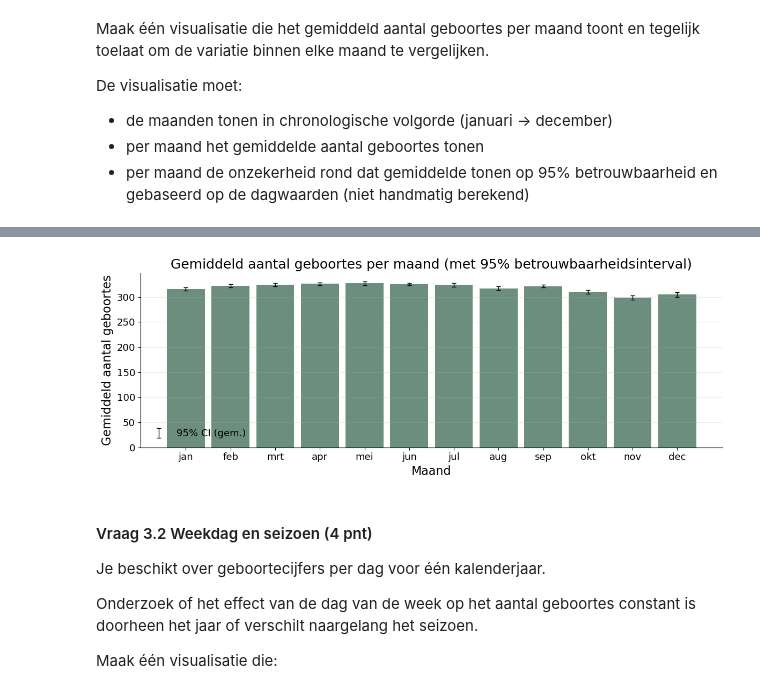
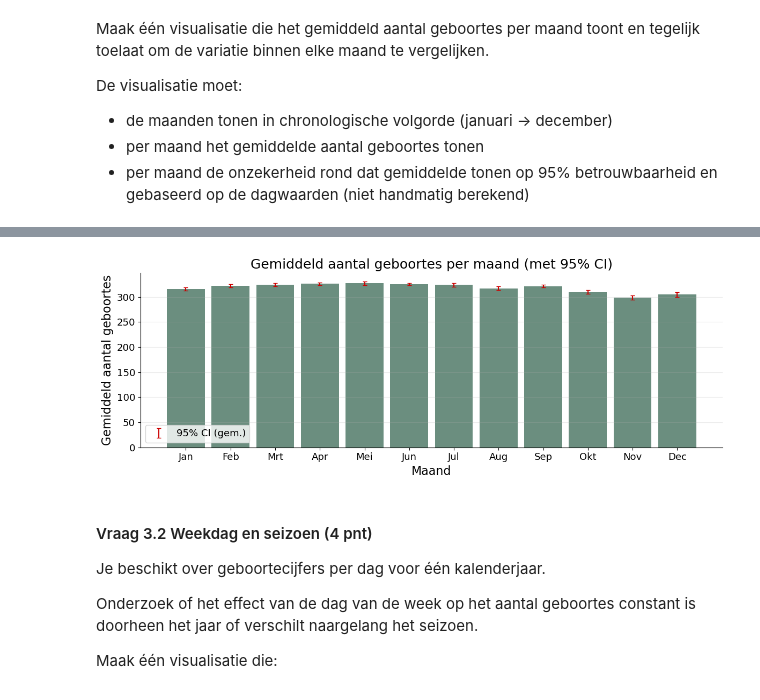
Before and after one commit to karenlauwers/syntra_ds_examen, a Jupyter notebook: notebooks/opgave.ipynb, the cells around one changed output, grey strips where cells are left out. Cells and saved outputs as stored; diff of their text form; code cells hidden in the pictures.

```diff
--- a/notebooks/opgave.ipynb
+++ b/notebooks/opgave.ipynb
@@ -643,6 +643,7 @@ Total rows in df_births 116850
 # %%
+df_clean = df_births_clean.copy()
 daily_clean = (
-    df_births_clean
+    df_clean
     .groupby("dag_van_jaar", as_index=False)
     .size()
     .rename(columns={"size": "geboortes"})
@@ -691,17 +692,17 @@ start = pd.Timestamp(f"2019-01-01")
 assert daily_clean["dag_van_jaar"].between(1, 365).all(), "dag_van_jaar buiten [1..365]"
 assert daily_clean["dag_van_jaar"].is_unique, "dag_van_jaar bevat duplicaten"
 
-# 2) Voeg datum (geboortedatum) toe aan daily_clean
-daily_clean_df = daily_clean.assign(
+# 2) Voeg datum (geboortedatum) toe aan daily_clean, en noem dat "dately"
+dately = daily_clean.assign(
     geboortedatum = start + pd.to_timedelta(daily_clean["dag_van_jaar"] - 1, unit="D")
 )
 
 # Kolomvolgorde als in oplossing
-daily_clean_df = daily_clean_df[["geboortedatum", "dag_van_jaar", "geboortes"]]
+dately = dately[["geboortedatum", "dag_van_jaar", "geboortes"]]
 
 # Filter enkel tweede helft van het jaar (sem2)
 start = pd.Timestamp("2019-07-01")
-sem2 = daily_clean_df[daily_clean_df[COL_GEBOORTEDATUM] >= start]
+sem2 = dately[dately[COL_GEBOORTEDATUM] >= start]
 
 # 8 laagste dagtotalen, + nette kolommen met assign
 extreme8 = sem2.nsmallest(8, "geboortes").sort_values("geboortedatum", ascending = True) #de 8 kleinste, in oplossing zijn het de kleinste uitschieters
@@ -881,62 +873,48 @@ plt.show()
 # %%
-# 1) Dagtotalen (één waarde per kalenderdag)
-daily = (df_births_clean
-         .groupby(df_births_clean[COL_GEBOORTEDATUM].dt.date, as_index=False)  # geen her-assign; gebruik de bestaande kolom
-         .size()
-         .rename(columns={"date": COL_GEBOORTEDATUM, "size": "geboortes"}))
-
-# Terug naar Timestamp voor makkelijke .dt accessor
-daily[COL_GEBOORTEDATUM] = pd.to_datetime(daily[COL_GEBOORTEDATUM])
-
-# 2) Maandgemiddelde + 95% CI (t-interval) op basis van DAGWAARDEN
+# Maandgemiddelde + 95% CI (t-interval) op basis van DAGWAARDEN
 try:
     from scipy.stats import t
     def tcrit(n):
         return t.ppf(0.975, df=n-1) if n > 1 else np.nan
 except Exception:
     # Fallback: normal approximation (n≈30 → vrijwel gelijk)
     def tcrit(n):
         return 1.96 if n > 1 else np.nan
 
-# Nederlandse afkortingen (zoals je vroeg)
-month_short_nl = {1:"jan", 2:"feb", 3:"mrt", 4:"apr", 5:"mei", 6:"jun",
-                  7:"jul", 8:"aug", 9:"sep", 10:"okt", 11:"nov", 12:"dec"}
-
-monthly = (daily
-           .assign(month_num = daily[COL_GEBOORTEDATUM].dt.month)
-           .groupby("month_num", as_index=False)["geboortes"]
+monthly_gr_agg= (monthly
+           .groupby(["maand_nr", "maand_kort"], as_index=False)["geboortes"]
            .agg(n="count", mean="mean", std="std"))
 
-monthly["sem"]   = monthly["std"] / np.sqrt(monthly["n"])
-monthly["tcrit"] = monthly["n"].apply(tcrit)
-monthly["ci_low"]  = monthly["mean"] - monthly["tcrit"] * monthly["sem"]
-monthly["ci_high"] = monthly["mean"] + monthly["tcrit"] * monthly["sem"]
+monthly_gr_agg["sem"]   = monthly_gr_agg["std"] / np.sqrt(monthly_gr_agg["n"])
+monthly_gr_agg["tcrit"] = monthly_gr_agg["n"].apply(tcrit)
+monthly_gr_agg["ci_low"]  = monthly_gr_agg["mean"] - monthly_gr_agg["tcrit"] * monthly_gr_agg["sem"]
+monthly_gr_agg["ci_high"] = monthly_gr_agg["mean"] + monthly_gr_agg["tcrit"] * monthly_gr_agg["sem"]
 
-monthly["month_label"] = monthly["month_num"].map(month_short_nl)
-monthly = monthly.sort_values("month_num")
+# monthly_gr_agg["month_label"] = monthly_gr_agg["month_num"].map(month_short_nl)
+monthly_gr_agg = monthly_gr_agg.sort_values("maand_nr")
 
-# 3) Plot: bars + 95% CI (geen kleuren ingesteld → jouw styling.py bepaalt het thema)
-x = np.arange(len(monthly))
-y = monthly["mean"].values
-yerr = np.vstack([y - monthly["ci_low"].values, monthly["ci_high"].values - y])
+# Plot: bars + 95% CI (geen kleuren ingesteld → jouw styling.py bepaalt het thema)
+x = np.arange(len(monthly_gr_agg))
+y = monthly_gr_agg["mean"].values
+yerr = np.vstack([y - monthly_gr_agg["ci_low"].values, monthly_gr_agg["ci_high"].values - y])
 
 fig, ax = plt.subplots(figsize=(12, 4.5))
 
 bars = ax.bar(x, y, width=0.85)  # geen color=
-ax.errorbar(x, y, yerr=yerr, fmt="none", ecolor="black",
-            elinewidth=1, capsize=3, zorder=3, label="95% CI (gem.)")
+ax.errorbar(x, y, yerr=yerr, fmt="none", ecolor=MEAN_COLOR,
+            elinewidth=1.5, capsize=3, zorder=3, label="95% CI (gem.)")
 
-ax.set_xticks(x, monthly["month_label"].tolist())
-ax.set_title("Gemiddeld aantal geboortes per maand (met 95% betrouwbaarheidsinterval)")
+ax.set_xticks(x, monthly_gr_agg["maand_kort"].tolist())
+ax.set_title("Gemiddeld aantal geboortes per maand (met 95% CI)")
 ax.set_xlabel("Maand")
 ax.set_ylabel("Gemiddeld aantal geboortes")
 ax.grid(axis="y", alpha=0.25)
-ax.legend()
+ax.legend(frameon = True)
 
 plt.tight_layout()
 plt.show()
 # %% [output]
-[figure, old version]
+[figure, new version]
 # %% [markdown]
 #### Vraag 3.2 Weekdag en seizoen (4 pnt)
 
```
Also changed, not shown: parts of 24 cells of this notebook.
